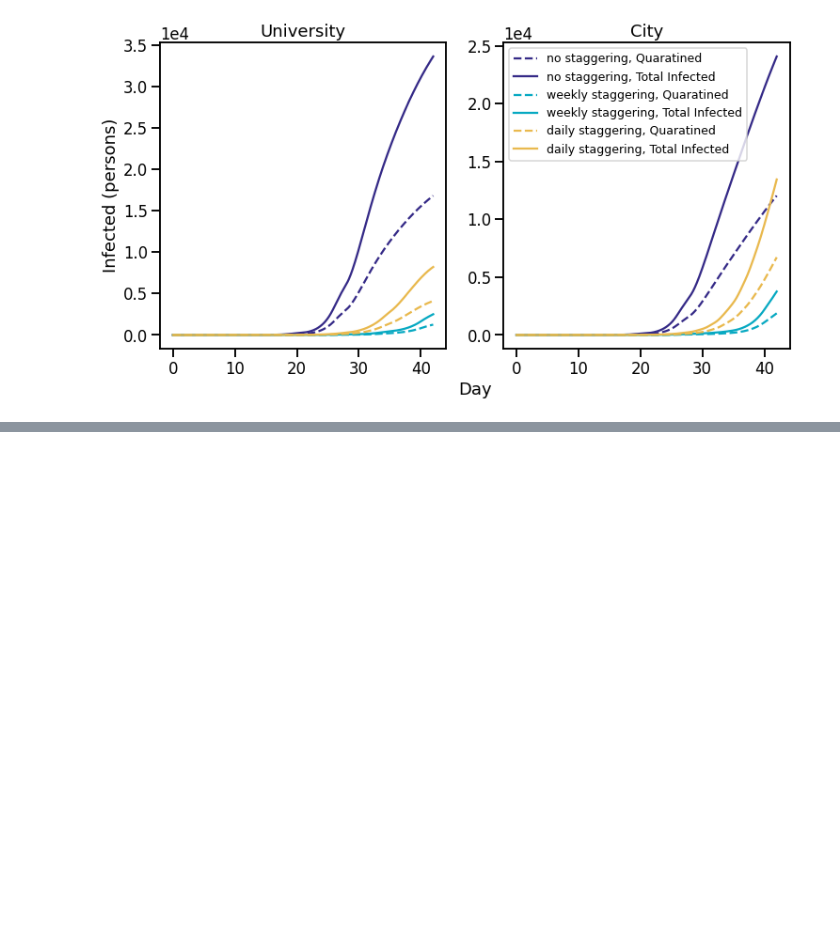
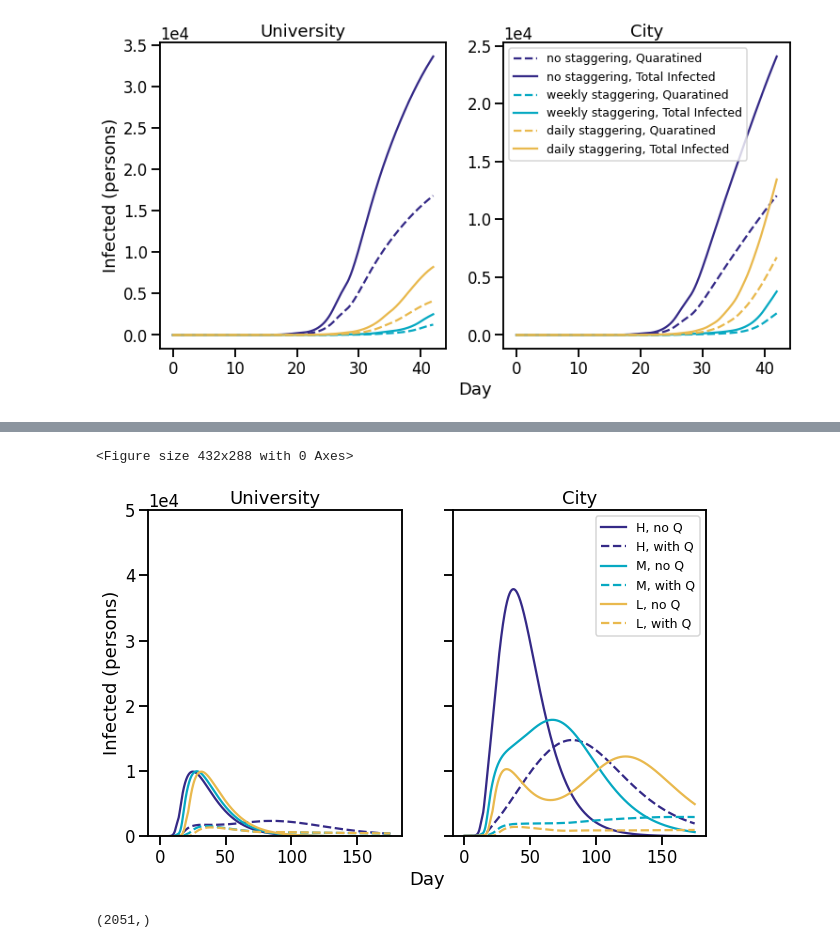
Before and after one commit to clairevalva/mcrn_multi_DA, a Jupyter notebook: multiscale_plot.ipynb, the cells around one changed output, grey strips where cells are left out. Saved outputs shown, nothing was run; the diff lists cells and outputs as text; code cells hidden in the pictures; blank space fills up the shorter version.

```diff
--- a/multiscale_plot.ipynb
+++ b/multiscale_plot.ipynb
@@ -544,0 +632,59 @@ plt.show()
+# %%
+toloadQ = ["multi_Q=0.5_csize=15_per=3_msize500_sch=none_coupling=1.0.npy",
+          "multi_Q=0.5_csize=15_per=3_msize500_sch=none_coupling=0.1.npy",
+         "multi_Q=0.5_csize=15_per=3_msize500_sch=none_coupling=0.01.npy"]
+loadedQ = [np.load("multi_runs/" + str(entry), allow_pickle = True)
+           for entry in toloadQ]
+
+
+datatsQ = [[entry.t for entry in dat] for dat in loadedQ]
+dataysQ = [[entry.y for entry in dat] for dat in loadedQ]
+
+runstQ = [np.concatenate(entry) for entry in datatsQ]
+runsyQ = [np.reshape(np.concatenate(dataysQ[xx],axis = -1),(6,3,np.size(runstQ[xx])))
+         for xx in range(len(toloadQ))]
+# %%
+coupling_labels_new = ["H", "M", "L"]
+# %%
+plt.clf()
+sns.set_context("talk")
+f, (ax1, ax2) = plt.subplots(nrows=1, ncols=2,
+                             figsize = (10,6),
+                             sharex = True, sharey = True)
+for xx in range(len(toload)):
+    ax1.plot(runst[xx], runsy[xx][3,0],
+             label = coupling_labels_new[xx] + ", no Q", color = parula[xx*25] )
+    ax1.plot(runstQ[xx], 2*runsyQ[xx][3,0],
+             label = coupling_labels_new[xx] + ", with Q",
+             color = parula[xx*25],
+             linestyle = "dashed" )
+    ax2.plot(runst[xx], np.add(runsy[xx][3,0],runsy[xx][3,1]),
+             label = coupling_labels_new[xx] + ", no Q",
+             color = parula[xx*25])
+    ax2.plot(runstQ[xx], 2*np.add(runsyQ[xx][3,0],runsyQ[xx][3,1]),
+             label = coupling_labels_new[xx]+  ", with Q", color = parula[xx*25],
+            linestyle = "dashed")
+
+ax2.ticklabel_format(axis="y", style="sci", scilimits=(0,0))
+ax1.ticklabel_format(axis="y", style="sci", scilimits=(0,0))
+
+ax1.set_ylabel("Infected (persons)")
+ax1.set_title("University")
+ax2.set_title("City")
+ax2.set_ylim(0,5*(10**4))
+
+plt.legend()
+
+# add common x title
+f.add_subplot(111, frameon=False)
+# hide tick and tick label of the big axis
+plt.tick_params(labelcolor='none', top=False,
+                bottom=False, left=False, right=False)
+plt.xlabel("Day")
+ax2.legend(fontsize = 'x-small')
+
+plt.savefig("figures/07_new.png")
+plt.show()
+# %% [output]
+<Figure size 432x288 with 0 Axes>
+[figure, added]
@@ -544,0 +745,4 @@ plt.show()
+# %%
+runstQ_weekstag[xx].shape
+# %% [output]
+(2051,)
```
Also changed, not shown: parts of 19 cells of this notebook, 5 other files.
